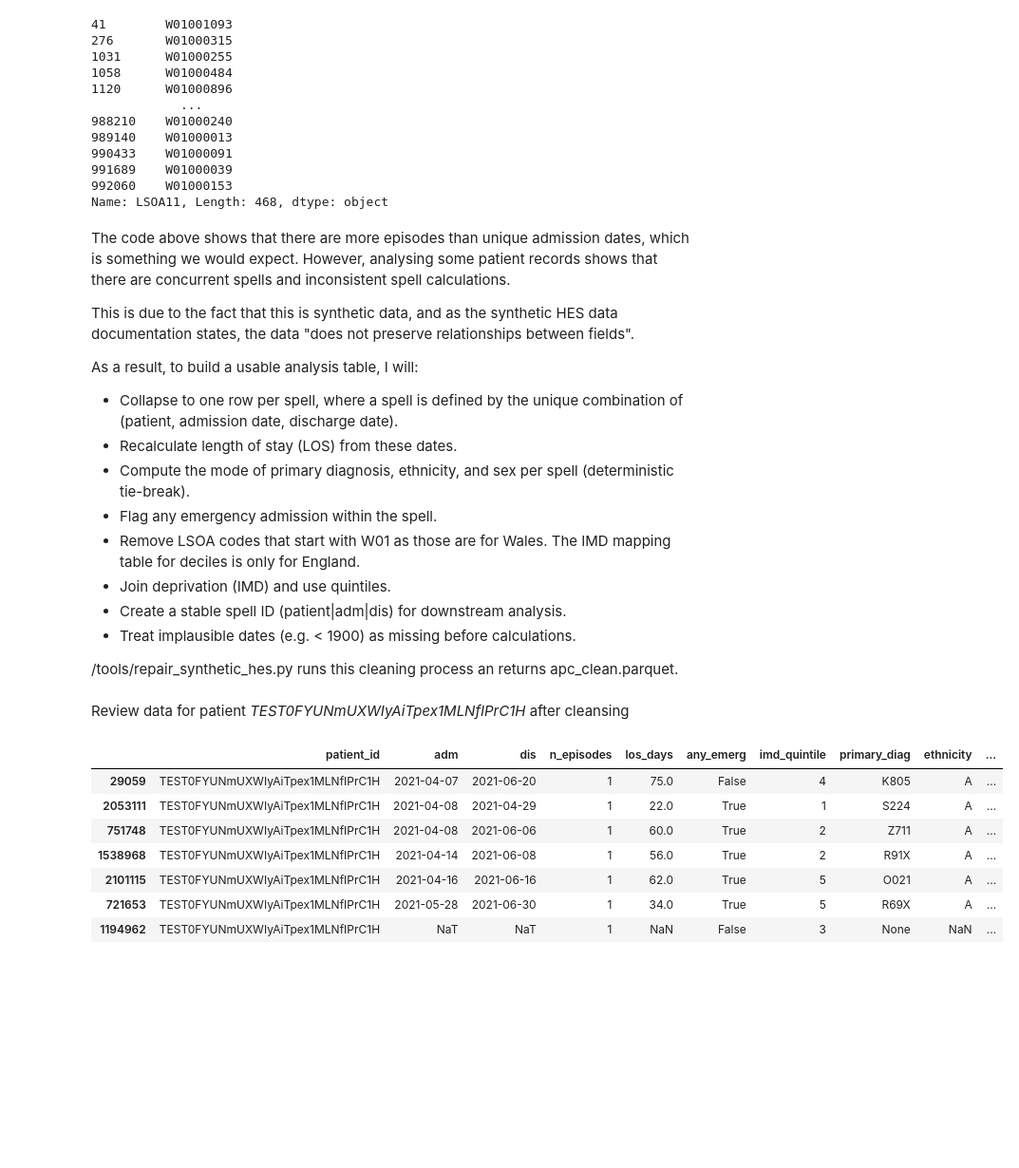
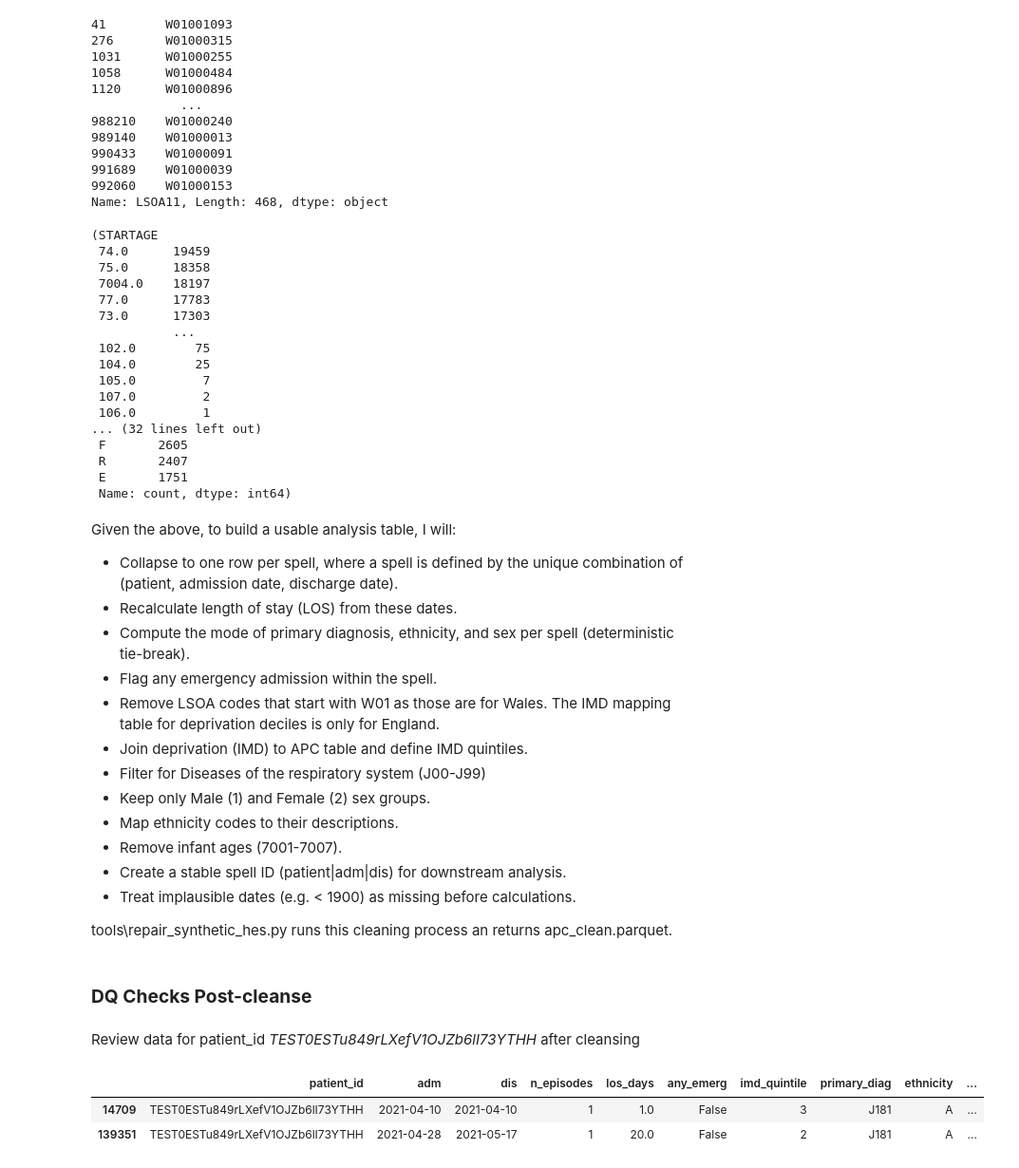
Before and after one commit to khizer-i/respiratory-admissions, a Jupyter notebook: notebooks/01_data_quality.ipynb, the cells around one changed output. Shown at 95% size. Cells and saved outputs as stored; diff of their text form; code cells hidden in the pictures; blank space fills up the shorter version.

Commit message:
DQ completed, starting EDA

```diff
--- a/notebooks/01_data_quality.ipynb
+++ b/notebooks/01_data_quality.ipynb
@@ -87,34 +108,63 @@ raw_apc.loc[
 991689    W01000039
 992060    W01000153
 Name: LSOA11, Length: 468, dtype: object
+# %%
+# Check age, sex and ethnicity fields
+
+# age - infant ages 7001 - 7007 (less than 1 years old) to be removed
+age = raw_apc["STARTAGE"].value_counts() # drop_duplicates().sort_values()
+infants = raw_apc["STARTAGE"].astype(str).loc[lambda x: x.str.startswith("700")].value_counts()
+
+# sex - keep only 1 and 2
+sex = raw_apc["SEX"].value_counts()
+
+# ethnicity - map codes to descriptions
+eth = raw_apc["ETHNOS"].value_counts()
+
+age, infants, sex, eth
+# %% [output]
+(STARTAGE
+ 74.0      19459
+ 75.0      18358
+ 7004.0    18197
+ 77.0      17783
+ 73.0      17303
+           ...
+ 102.0        75
+ 104.0        25
+ 105.0         7
+ 107.0         2
+ 106.0         1
+... (32 lines left out)
+ F       2605
+ R       2407
+ E       1751
+ Name: count, dtype: int64)
 # %% [markdown]
-The code above shows that there are more episodes than unique admission dates, which is something we would expect. However, analysing some patient records shows that there are concurrent spells and inconsistent spell calculations.
-
-This is due to the fact that this is synthetic data, and as the synthetic HES data documentation states, the data "does not preserve relationships between fields".
-
-As a result, to build a usable analysis table, I will:
+Given the above, to build a usable analysis table, I will:
 - Collapse to one row per spell, where a spell is defined by the unique combination of (patient, admission date, discharge date).
 - Recalculate length of stay (LOS) from these dates.
 - Compute the mode of primary diagnosis, ethnicity, and sex per spell (deterministic tie-break).
 - Flag any emergency admission within the spell.
-- Remove LSOA codes that start with W01 as those are for Wales. The IMD mapping table for deciles is only for England.
-- Join deprivation (IMD) and use quintiles.
+- Remove LSOA codes that start with W01 as those are for Wales. The IMD mapping table for deprivation deciles is only for England.
+- Join deprivation (IMD) to APC table and define IMD quintiles.
+- Filter for Diseases of the respiratory system (J00-J99)
+- Keep only Male (1) and Female (2) sex groups.
+- Map ethnicity codes to their descriptions.
+- Remove infant ages (7001-7007).
 - Create a stable spell ID (patient|adm|dis) for downstream analysis.
 - Treat implausible dates (e.g. < 1900) as missing before calculations.
 
-/tools/repair_synthetic_hes.py runs this cleaning process an returns apc_clean.parquet.
+tools\repair_synthetic_hes.py runs this cleaning process an returns apc_clean.parquet.
+# %% [markdown]
+### __DQ Checks Post-cleanse__
 # %%
 df = pd.read_parquet("../data/processed/apc_clean.parquet")
 # %% [markdown]
-Review data for patient _TEST0FYUNmUXWIyAiTpex1MLNfIPrC1H_ after cleansing
+Review data for patient_id _TEST0ESTu849rLXefV1OJZb6lI73YTHH_ after cleansing
 # %%
-df[df["patient_id"] == 'TEST0FYUNmUXWIyAiTpex1MLNfIPrC1H'].sort_values(by=["adm", "dis"])
+df[df["patient_id"] == 'TEST0ESTu849rLXefV1OJZb6lI73YTHH'].sort_values(by=["adm", "dis"])
 # %% [output]
 |  | patient_id | adm | dis | n_episodes | los_days | any_emerg | imd_quintile | primary_diag | ethnicity | ... |
-| 29059 | TEST0FYUNmUXWIyAiTpex1MLNfIPrC1H | 2021-04-07 | 2021-06-20 | 1 | 75.0 | False | 4 | K805 | A | ... |
-| 2053111 | TEST0FYUNmUXWIyAiTpex1MLNfIPrC1H | 2021-04-08 | 2021-04-29 | 1 | 22.0 | True | 1 | S224 | A | ... |
-| 751748 | TEST0FYUNmUXWIyAiTpex1MLNfIPrC1H | 2021-04-08 | 2021-06-06 | 1 | 60.0 | True | 2 | Z711 | A | ... |
-| 1538968 | TEST0FYUNmUXWIyAiTpex1MLNfIPrC1H | 2021-04-14 | 2021-06-08 | 1 | 56.0 | True | 2 | R91X | A | ... |
-| 2101115 | TEST0FYUNmUXWIyAiTpex1MLNfIPrC1H | 2021-04-16 | 2021-06-16 | 1 | 62.0 | True | 5 | O021 | A | ... |
-| 721653 | TEST0FYUNmUXWIyAiTpex1MLNfIPrC1H | 2021-05-28 | 2021-06-30 | 1 | 34.0 | True | 5 | R69X | A | ... |
-| 1194962 | TEST0FYUNmUXWIyAiTpex1MLNfIPrC1H | NaT | NaT | 1 | NaN | False | 3 | None | NaN | ... |
+| 14709 | TEST0ESTu849rLXefV1OJZb6lI73YTHH | 2021-04-10 | 2021-04-10 | 1 | 1.0 | False | 3 | J181 | A | ... |
+| 139351 | TEST0ESTu849rLXefV1OJZb6lI73YTHH | 2021-04-28 | 2021-05-17 | 1 | 20.0 | False | 2 | J181 | A | ... |
```
Also changed, not shown: parts of 17 cells of this notebook, 3 other files.
